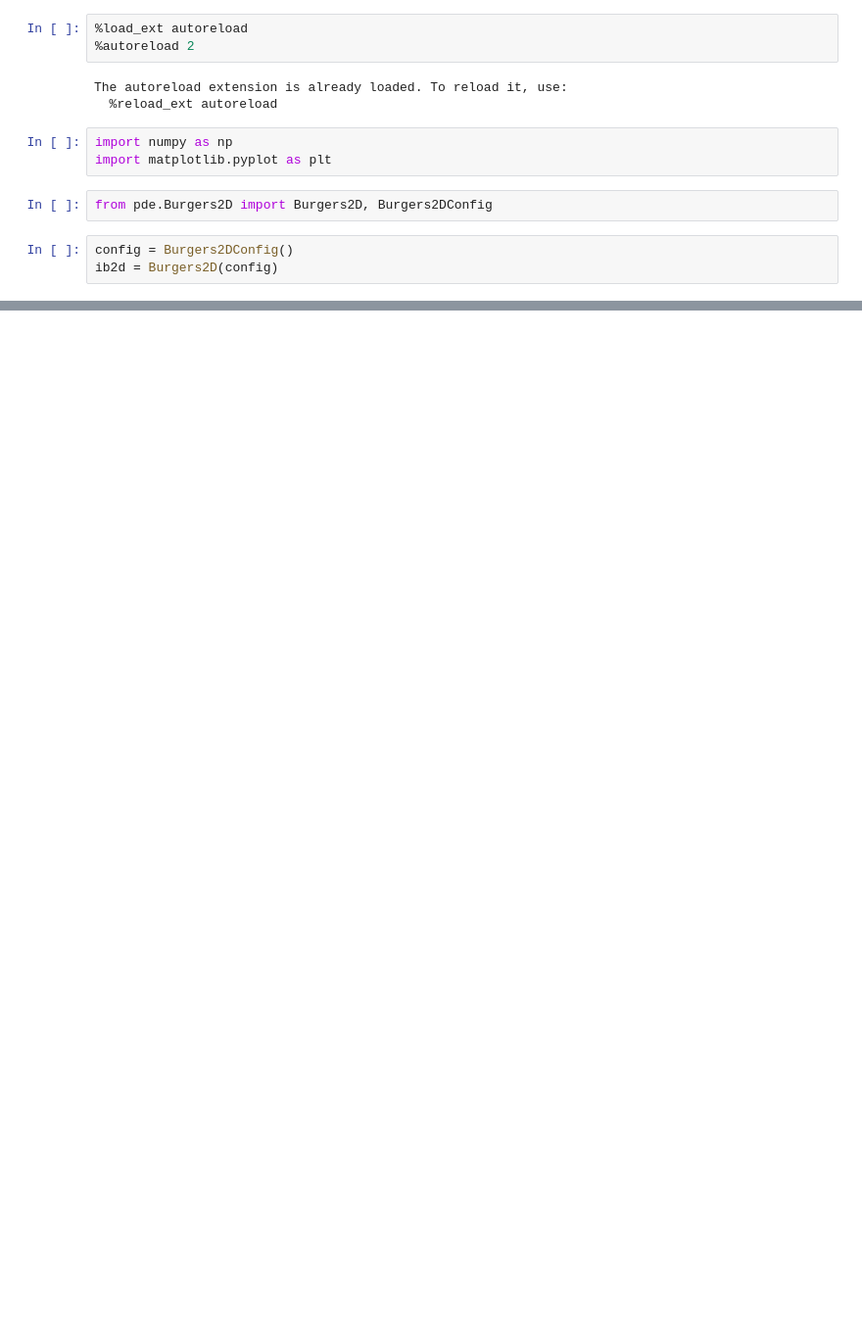
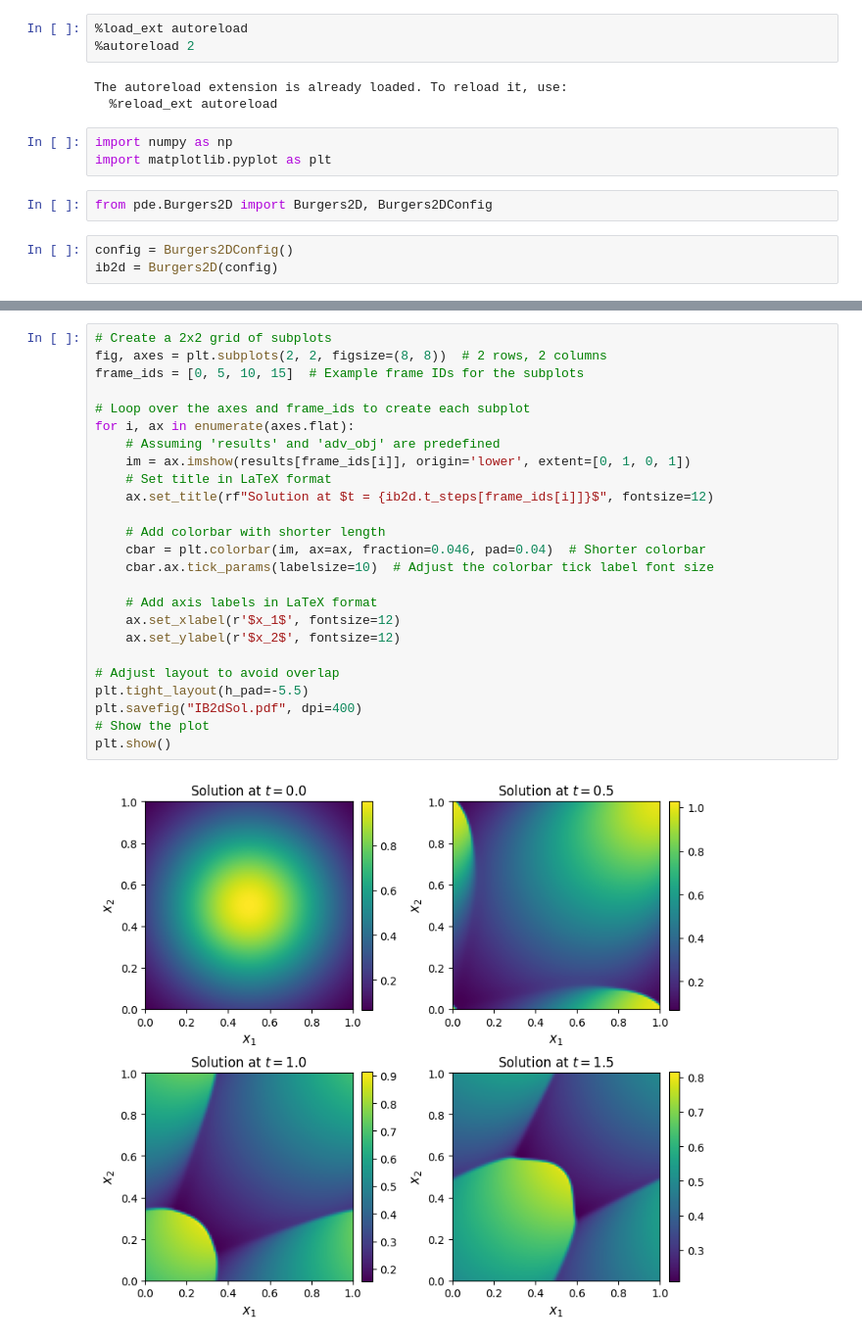
Before and after one commit to apoorv-s/Optimal-Experimental-Design-using-RL, a Jupyter notebook: IB2D.ipynb, the cells around one changed output, grey strips where cells are left out. Shown at 98% size. Cells and saved outputs as stored; diff of their text form; blank space fills up the shorter version.

```diff
--- a/IB2D.ipynb
+++ b/IB2D.ipynb
@@ -42,0 +22,27 @@ plt.imshow(frames[19], origin='lower')
+# %%
+# Create a 2x2 grid of subplots
+fig, axes = plt.subplots(2, 2, figsize=(8, 8))  # 2 rows, 2 columns
+frame_ids = [0, 5, 10, 15]  # Example frame IDs for the subplots
+
+# Loop over the axes and frame_ids to create each subplot
+for i, ax in enumerate(axes.flat):
+    # Assuming 'results' and 'adv_obj' are predefined
+    im = ax.imshow(results[frame_ids[i]], origin='lower', extent=[0, 1, 0, 1])
+    # Set title in LaTeX format
+    ax.set_title(rf"Solution at $t = {ib2d.t_steps[frame_ids[i]]}$", fontsize=12)
+
+    # Add colorbar with shorter length
+    cbar = plt.colorbar(im, ax=ax, fraction=0.046, pad=0.04)  # Shorter colorbar
+    cbar.ax.tick_params(labelsize=10)  # Adjust the colorbar tick label font size
+
+    # Add axis labels in LaTeX format
+    ax.set_xlabel(r'$x_1$', fontsize=12)
+    ax.set_ylabel(r'$x_2$', fontsize=12)
+
+# Adjust layout to avoid overlap
+plt.tight_layout(h_pad=-5.5)
+plt.savefig("IB2dSol.pdf", dpi=400)
+# Show the plot
+plt.show()
+# %% [output]
+[figure, added]
```
Also changed, not shown: parts of 2 cells of this notebook, 6 other files.
